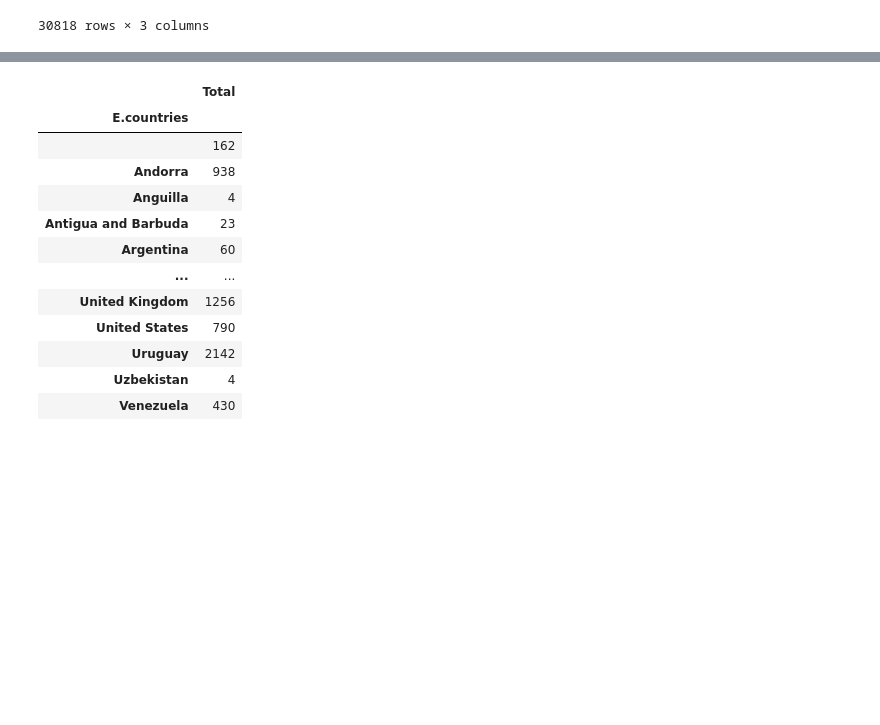
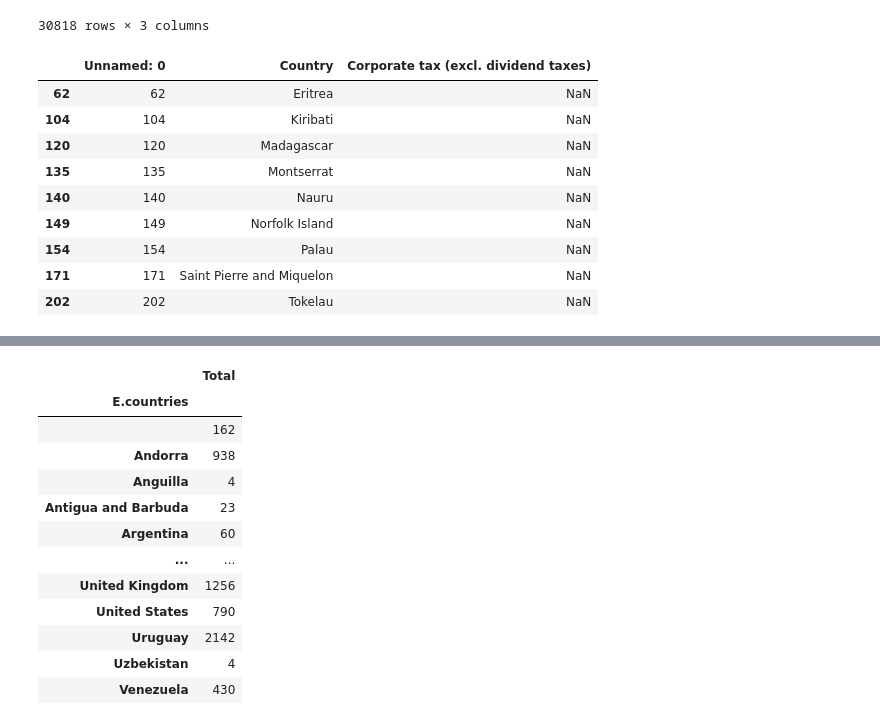
Before and after one commit to alexmak001/Panama-Papers, a Jupyter notebook: prabina.ipynb, the cells around one changed output, grey strips where cells are left out. Saved outputs shown, nothing was run; the diff lists cells and outputs as text; code cells hidden in the pictures; blank space fills up the shorter version.

```diff
--- a/prabina.ipynb
+++ b/prabina.ipynb
@@ -423,3 +447,16 @@ bear_per_entity
 30818 rows × 3 columns
 # %%
 bear_per_entity.to_csv("data/bear_shares_per_entity.csv")
+# %%
+corporate_taxes[np.isnan(corporate_taxes['Corporate tax (excl. dividend taxes)'])] # Niue **
+# %% [output]
+|  | Unnamed: 0 | Country | Corporate tax (excl. dividend taxes) |
+| 62 | 62 | Eritrea | NaN |
+| 104 | 104 | Kiribati | NaN |
+| 120 | 120 | Madagascar | NaN |
+| 135 | 135 | Montserrat | NaN |
+| 140 | 140 | Nauru | NaN |
+| 149 | 149 | Norfolk Island | NaN |
+| 154 | 154 | Palau | NaN |
+| 171 | 171 | Saint Pierre and Miquelon | NaN |
+| 202 | 202 | Tokelau | NaN |
```
Also changed, not shown: parts of 24 cells of this notebook.
